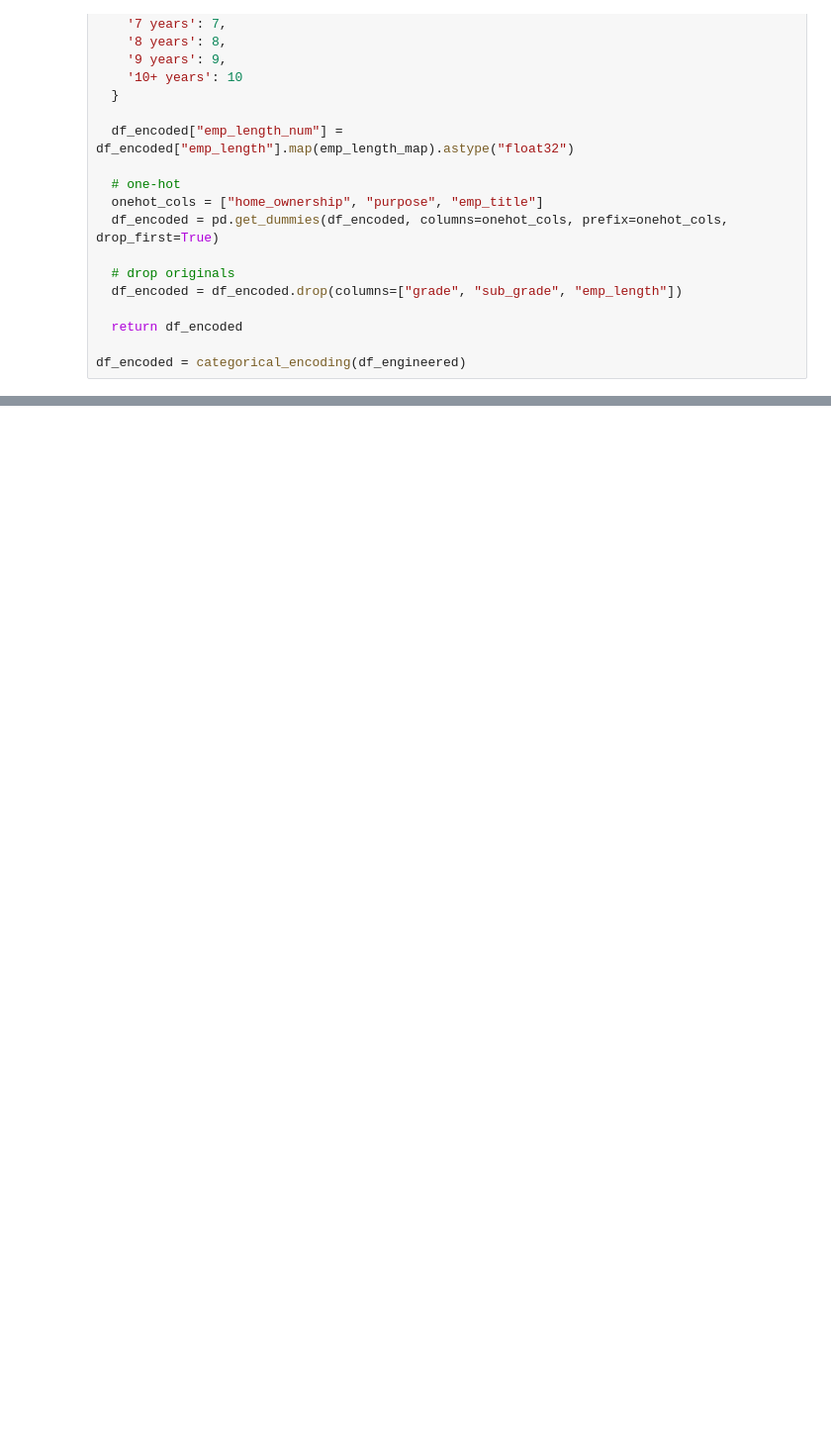
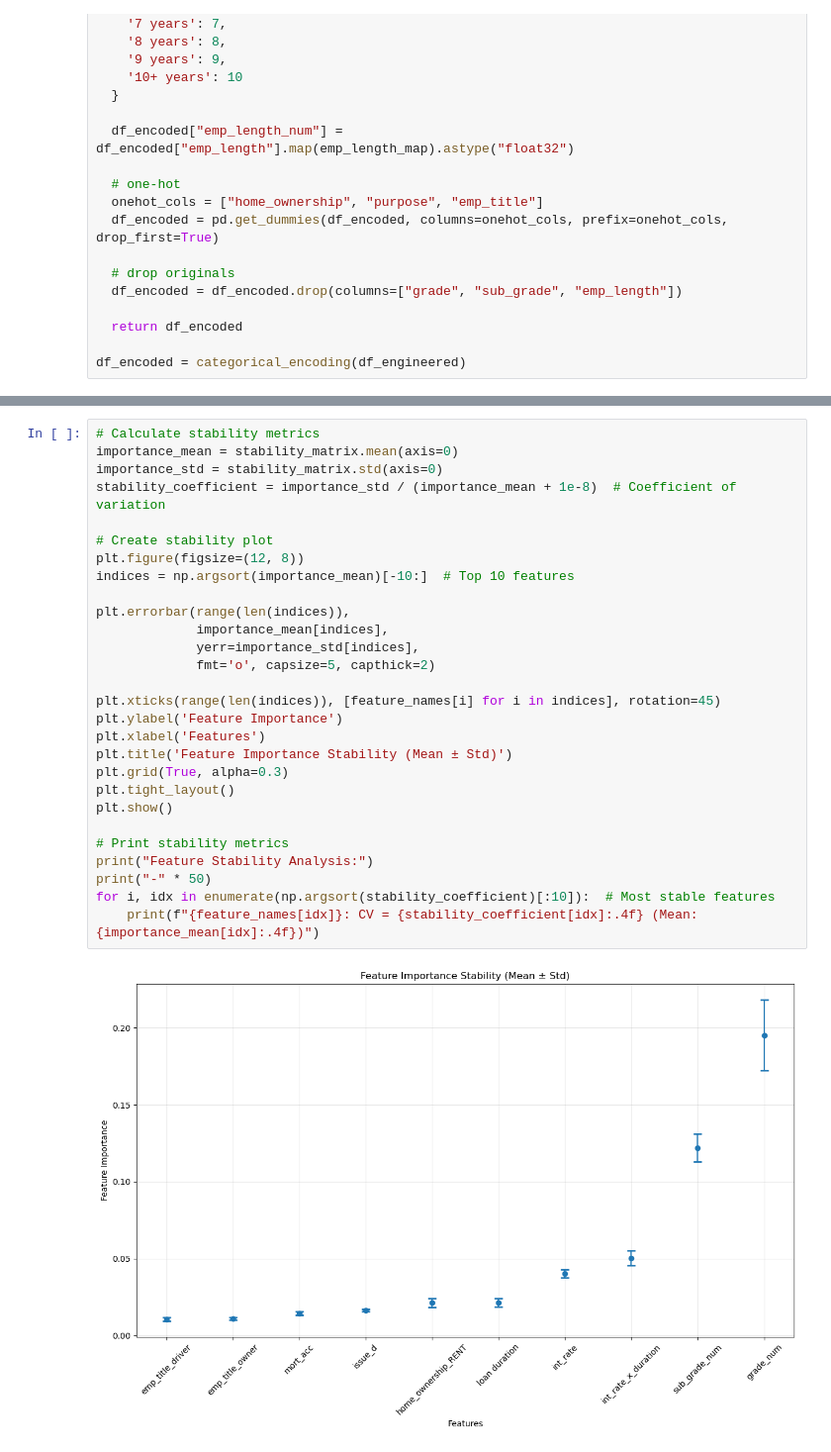
Before and after one commit to maximotk/explainable-credit-scoring, a Jupyter notebook: eda.ipynb, the cells around one changed output, grey strips where cells are left out. Shown: that part at 99% size. Saved outputs shown, nothing was run; the diff lists cells and outputs as text; blank space fills up the shorter version.

```diff
--- a/eda.ipynb
+++ b/eda.ipynb
@@ -224,0 +462,30 @@ X = [col for col in df_encoded.columns if col not in (context + y)]
+# %%
+# Calculate stability metrics
+importance_mean = stability_matrix.mean(axis=0)
+importance_std = stability_matrix.std(axis=0)
+stability_coefficient = importance_std / (importance_mean + 1e-8)  # Coefficient of variation
+
+# Create stability plot
+plt.figure(figsize=(12, 8))
+indices = np.argsort(importance_mean)[-10:]  # Top 10 features
+
+plt.errorbar(range(len(indices)),
+             importance_mean[indices],
+             yerr=importance_std[indices],
+             fmt='o', capsize=5, capthick=2)
+
+plt.xticks(range(len(indices)), [feature_names[i] for i in indices], rotation=45)
+plt.ylabel('Feature Importance')
+plt.xlabel('Features')
+plt.title('Feature Importance Stability (Mean ± Std)')
+plt.grid(True, alpha=0.3)
+plt.tight_layout()
+plt.show()
+
+# Print stability metrics
+print("Feature Stability Analysis:")
+print("-" * 50)
+for i, idx in enumerate(np.argsort(stability_coefficient)[:10]):  # Most stable features
+    print(f"{feature_names[idx]}: CV = {stability_coefficient[idx]:.4f} (Mean: {importance_mean[idx]:.4f})")
+# %% [output]
+[figure, added]
```
Also changed, not shown: parts of 30 cells of this notebook.
